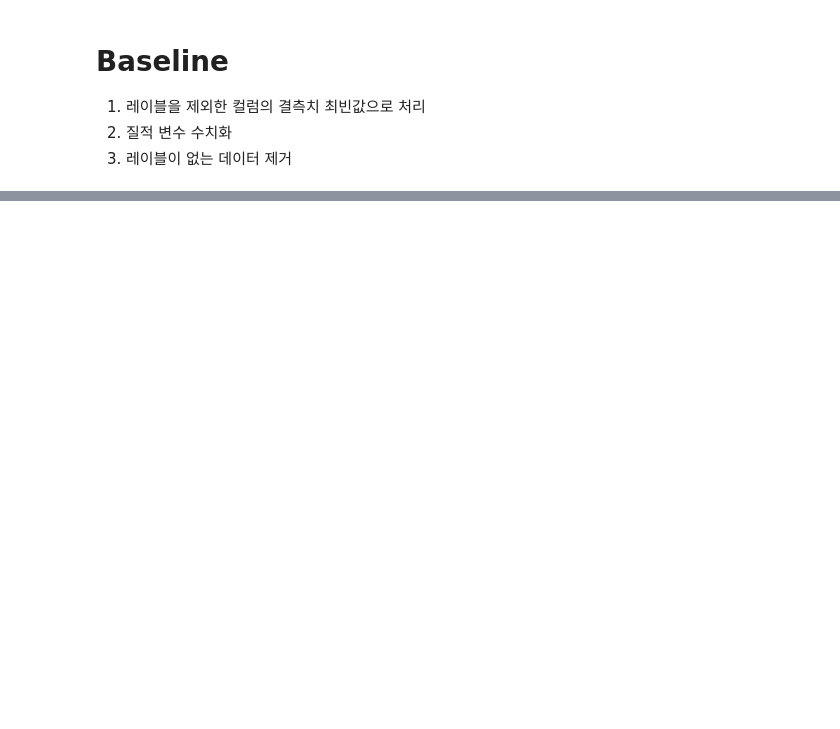
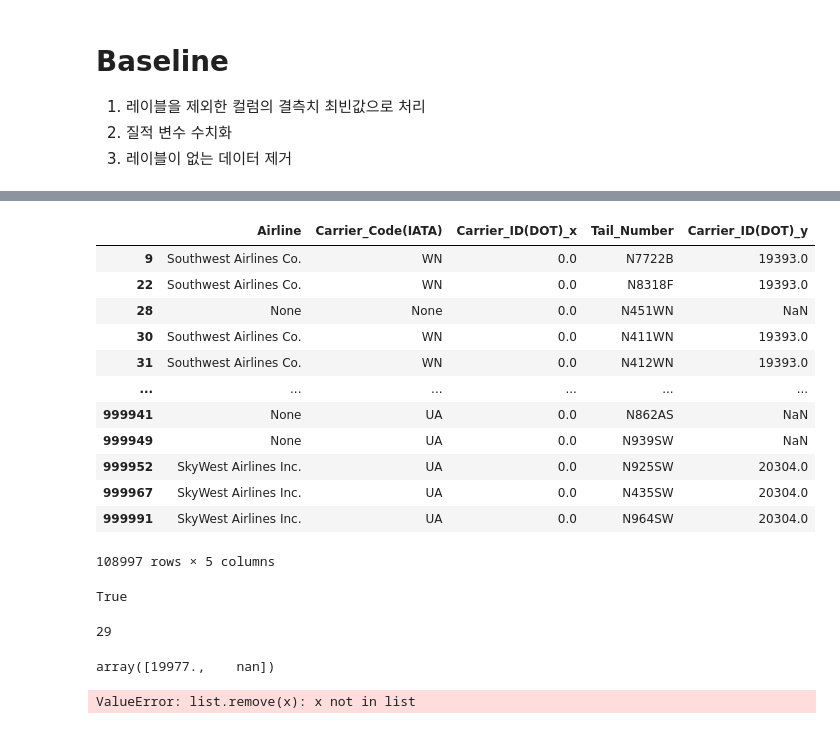
Before and after one commit to jhs-164179/dacon_flightdelay, a Jupyter notebook: preprocessing.ipynb, the cells around one changed output, grey strips where cells are left out. Cells and saved outputs as stored; diff of their text form; code cells hidden in the pictures; blank space fills up the shorter version.

```diff
--- a/preprocessing.ipynb
+++ b/preprocessing.ipynb
@@ -77,0 +287,7 @@ train_y = train['Delay_num']
+# %%
+hmm = pd.merge(hmm, DOT_, how='left', left_on='Airline', right_on='Airline')
+hmm['Carrier_ID(DOT)_y'].fillna(0, inplace=True)
+# %%
+for i in tqdm(range(len(hmm))):
+    if np.logical_and(hmm['Carrier_ID(DOT)_x'][i]==0,hmm['Carrier_ID(DOT)_y'][i]!=0):
+        hmm['Carrier_ID(DOT)_x'][i] = hmm['Carrier_ID(DOT)_y'][i]
@@ -77,0 +299,3 @@ train_y = train['Delay_num']
+# %%
+hmm = hmm.rename(columns={'Carrier_ID(DOT)_x':'Carrier_ID(DOT)'}).drop('Carrier_ID(DOT)_y', axis=1)
+hmm.head(2)
@@ -77,0 +306,7 @@ train_y = train['Delay_num']
+# %%
+def zero_to_nan(x):
+    if x == 0: return np.nan
+    else: return x
+
+hmm['Carrier_ID(DOT)'] = hmm['Carrier_ID(DOT)'].apply(zero_to_nan)
+hmm.info()
@@ -77,0 +325,57 @@ train_y = train['Delay_num']
+# %%
+hmm2[hmm2['Carrier_ID(DOT)_x'].isna()]
+pd.merge(hmm, DOT_, how='left', left_on='Airline', right_on='Airline')[pd.merge(hmm, DOT_, how='left', left_on='Airline', right_on='Airline')['Carrier_ID(DOT)_x'] == 0]
+# %% [output]
+|  | Airline | Carrier_Code(IATA) | Carrier_ID(DOT)_x | Tail_Number | Carrier_ID(DOT)_y |
+| 9 | Southwest Airlines Co. | WN | 0.0 | N7722B | 19393.0 |
+| 22 | Southwest Airlines Co. | WN | 0.0 | N8318F | 19393.0 |
+| 28 | None | None | 0.0 | N451WN | NaN |
+| 30 | Southwest Airlines Co. | WN | 0.0 | N411WN | 19393.0 |
+| 31 | Southwest Airlines Co. | WN | 0.0 | N412WN | 19393.0 |
+| ... | ... | ... | ... | ... | ... |
+| 999941 | None | UA | 0.0 | N862AS | NaN |
+| 999949 | None | UA | 0.0 | N939SW | NaN |
+| 999952 | SkyWest Airlines Inc. | UA | 0.0 | N925SW | 20304.0 |
+| 999967 | SkyWest Airlines Inc. | UA | 0.0 | N435SW | 20304.0 |
+| 999991 | SkyWest Airlines Inc. | UA | 0.0 | N964SW | 20304.0 |
+108997 rows × 5 columns
+# %%
+np.isnan(check[1])
+# %% [output]
+True
+# %%
+len(hmm['Airline'].unique())
+# %% [output]
+29
+# %%
+# hmm[hmm['Airline'] == hmm['Airline'].unique()[5]]['Carrier_Code(IATA)'].unique()
+hmm[hmm['Airline'] == hmm['Airline'].unique()[9]]['Carrier_ID(DOT)'].unique()
+# hmm[hmm['Carrier_Code(IATA)'] == 'UA']
+# hmm[['Airline','Carrier_Code(IATA)']]
+# %% [output]
+array([19977.,    nan])
+# %%
+iata = list(hmm['Tail_Number'].unique())
+# iata.remove(None)
+lst= []
+state_dict = {}
+count = 0
+i = 0
+for code in tqdm(iata):
+    key = code
+    val = hmm[hmm['Tail_Number'] == key]['Carrier_Code(IATA)'].unique()
+    check = list(val)
+    check.remove(None)
+    if len(check) != 1:
+        count += 1
+        lst.append(i)
+    i+=1
+print(lst)
+print(count)
+    # if key == 'YNG':
+    #     state_dict[key] = 'Ohio'
+    # else:
+    #     val = destination[destination['Destination_Airport'] == code]['Destination_State'].value_counts().index[0]
+    #     state_dict[key] = val
+# %% [output]
+ValueError: list.remove(x): x not in list
```
Also changed, not shown: parts of 32 cells of this notebook, 4 other files.
